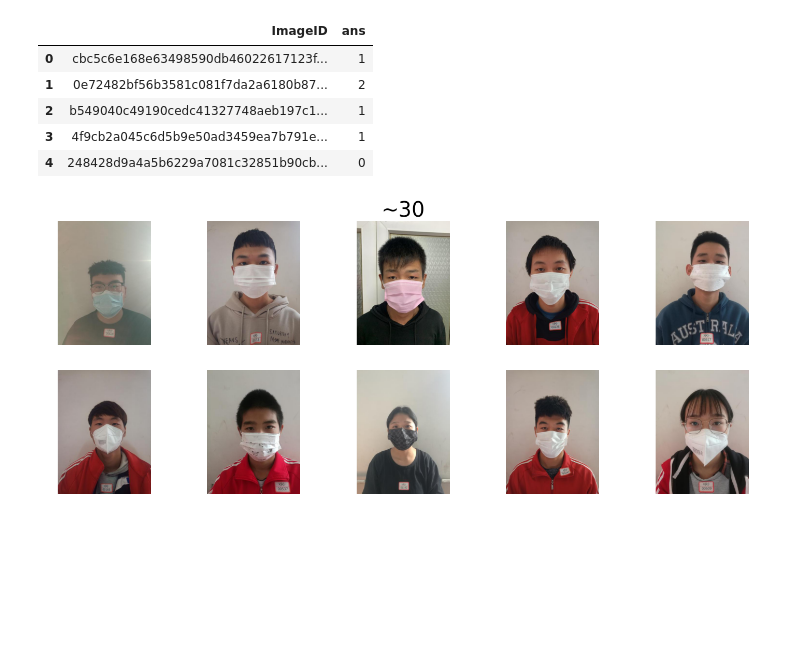
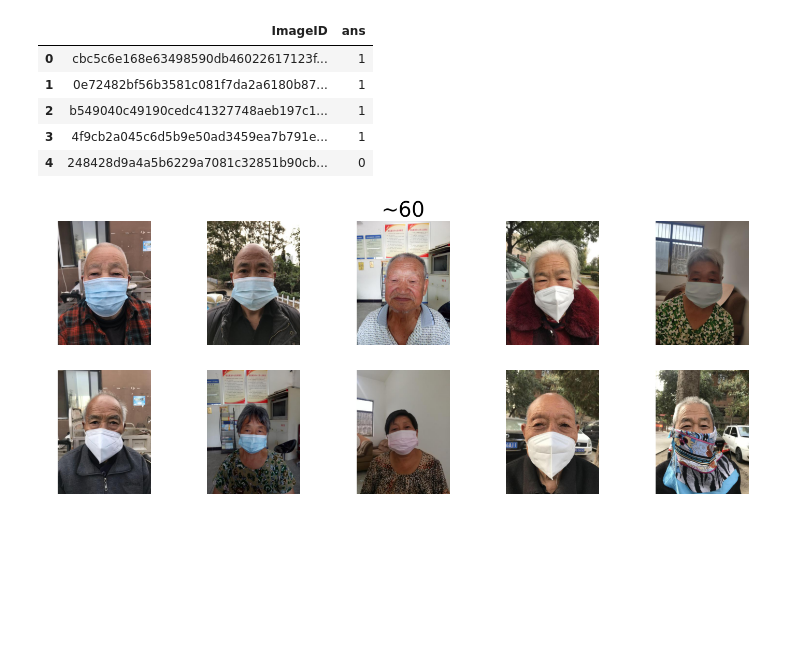
Before and after one commit to boostcampaitech4cv1/level1_imageclassification_cv-level1-cv-03, a Jupyter notebook: check_inference_age.ipynb, the cells around one changed output. Drawn from its saved outputs; the diff is of its cells as text; code cells hidden in the pictures.

```diff
--- a/check_inference_age.ipynb
+++ b/check_inference_age.ipynb
@@ -5,35 +5,35 @@ import random
 # %%
 img_dir_path = '/opt/ml/input/data/eval/images/'
 # %%
-file_name = 'output_age_baseline'
+file_name = 'output_age'
 df = pd.read_csv(f'./output_age/{file_name}.csv')
 df.head()
 # %% [output]
 |  | ImageID | ans |
 | 0 | cbc5c6e168e63498590db46022617123f... | 1 |
-| 1 | 0e72482bf56b3581c081f7da2a6180b87... | 2 |
+| 1 | 0e72482bf56b3581c081f7da2a6180b87... | 1 |
 | 2 | b549040c49190cedc41327748aeb197c1... | 1 |
 | 3 | 4f9cb2a045c6d5b9e50ad3459ea7b791e... | 1 |
 | 4 | 248428d9a4a5b6229a7081c32851b90cb... | 0 |
 # %%
-age = 0    # ~30 : 0  //  30~60 : 1  //  60~ : 2
+age = 2    # ~30 : 0  //  30~60 : 1  //  60~ : 2
 check_stat = ['~30', '30~60', '~60']
 num_imgs=10
 img_info = df[df['ans']==age].sample(num_imgs)
 file_names = img_info['ImageID'].tolist()
 imgs=[]
 for file_name in file_names:
     imgs.append(plt.imread(img_dir_path + file_name))
 col = 4
 row = num_imgs // (col-1)
 
 fig = plt.figure(figsize=(25, row*5))
 plt.title(check_stat[age], fontsize=40)
 plt.axis('off')
 for i in range(num_imgs):
     ax = fig.add_subplot(row, col+1, i+1)
     plt.axis('off')
     ax.imshow(imgs[i])
 plt.show()
 # %% [output]
-[figure, old version]
+[figure, new version]
```
Also changed, not shown: 1 other file.
